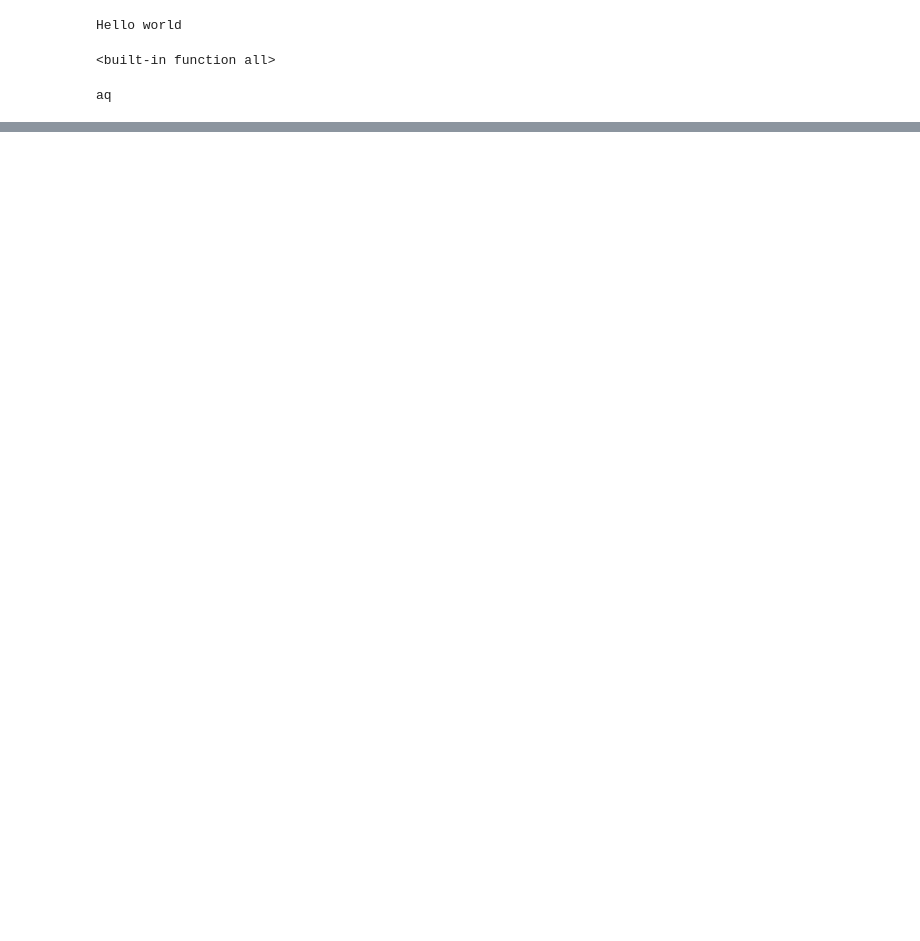
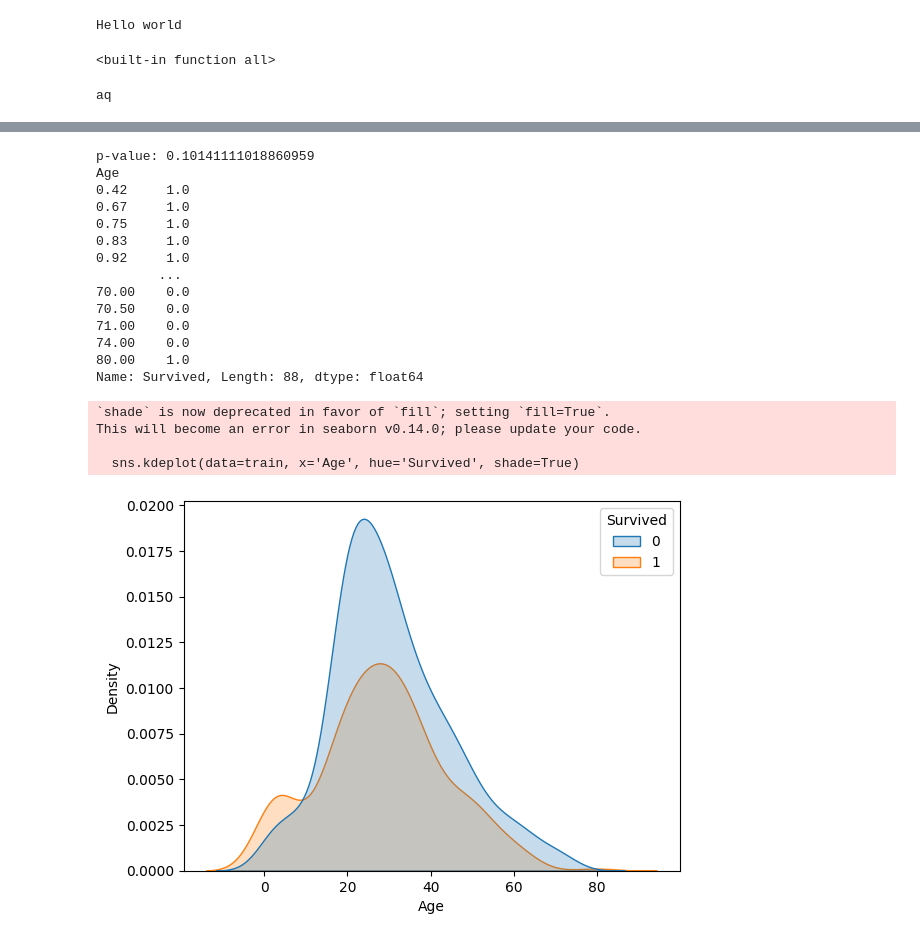
Before and after one commit to teradashun/setup_python_dev_env, a Jupyter notebook: notebooks/titanic.ipynb, the cells around one changed output, grey strips where cells are left out. Cells and saved outputs as stored; diff of their text form; code cells hidden in the pictures; blank space fills up the shorter version.

```diff
--- a/notebooks/titanic.ipynb
+++ b/notebooks/titanic.ipynb
@@ -25,0 +70,30 @@ FileNotFoundError: [Errno 2] No such file or directory: 'train.csv'
+# %%
+# --- ステップ3: 可視化 ---
+from scipy.stats import chi2_contingency
+sns.kdeplot(data=train, x='Age', hue='Survived', shade=True)
+
+contingency_table = pd.crosstab(train['Age'], train['Survived'])
+chi2, p, dof, ex = chi2_contingency(contingency_table)
+print(f"p-value: {p}")
+Age_alive = train.groupby("Age")["Survived"].mean()
+print(Age_alive)
+# %% [output]
+p-value: 0.10141111018860959
+Age
+0.42     1.0
+0.67     1.0
+0.75     1.0
+0.83     1.0
+0.92     1.0
+        ...
+70.00    0.0
+70.50    0.0
+71.00    0.0
+74.00    0.0
+80.00    1.0
+Name: Survived, Length: 88, dtype: float64
+`shade` is now deprecated in favor of `fill`; setting `fill=True`.
+This will become an error in seaborn v0.14.0; please update your code.
+
+  sns.kdeplot(data=train, x='Age', hue='Survived', shade=True)
+[figure, added]
```
Also changed, not shown: parts of 7 cells of this notebook.
